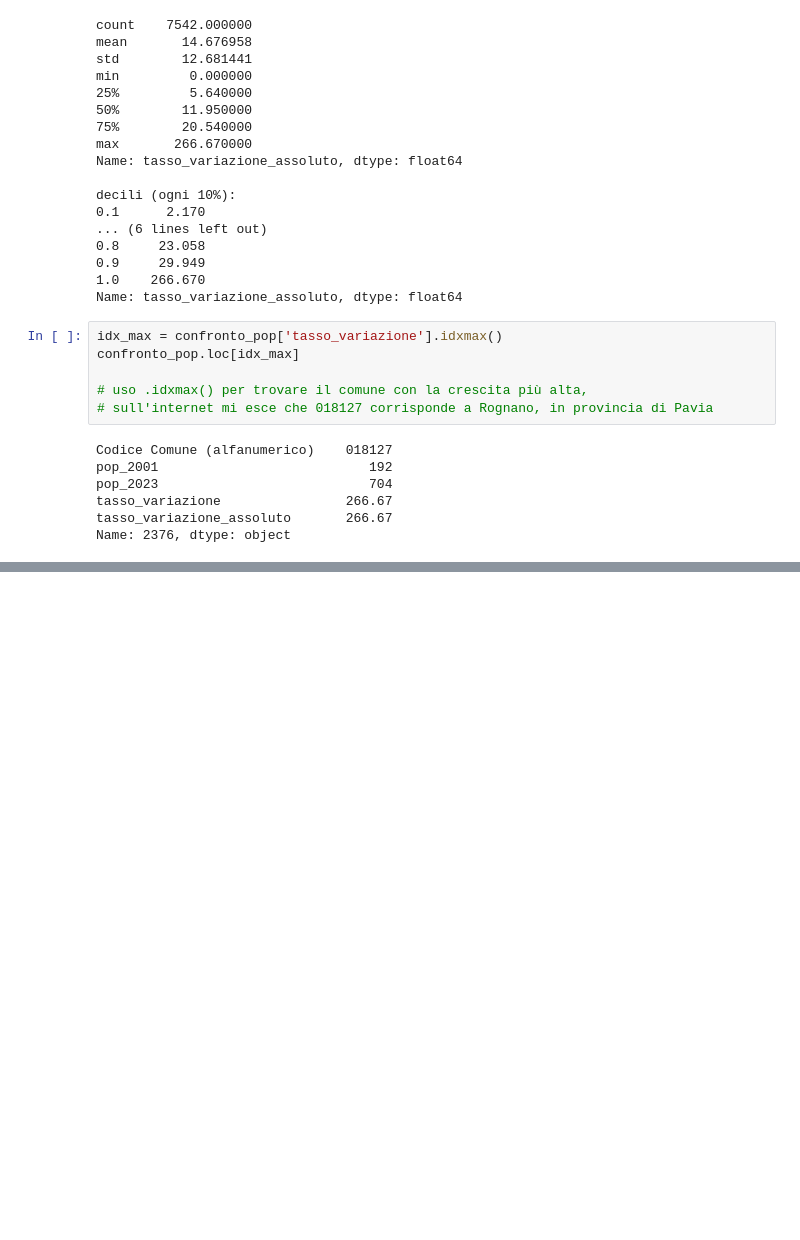
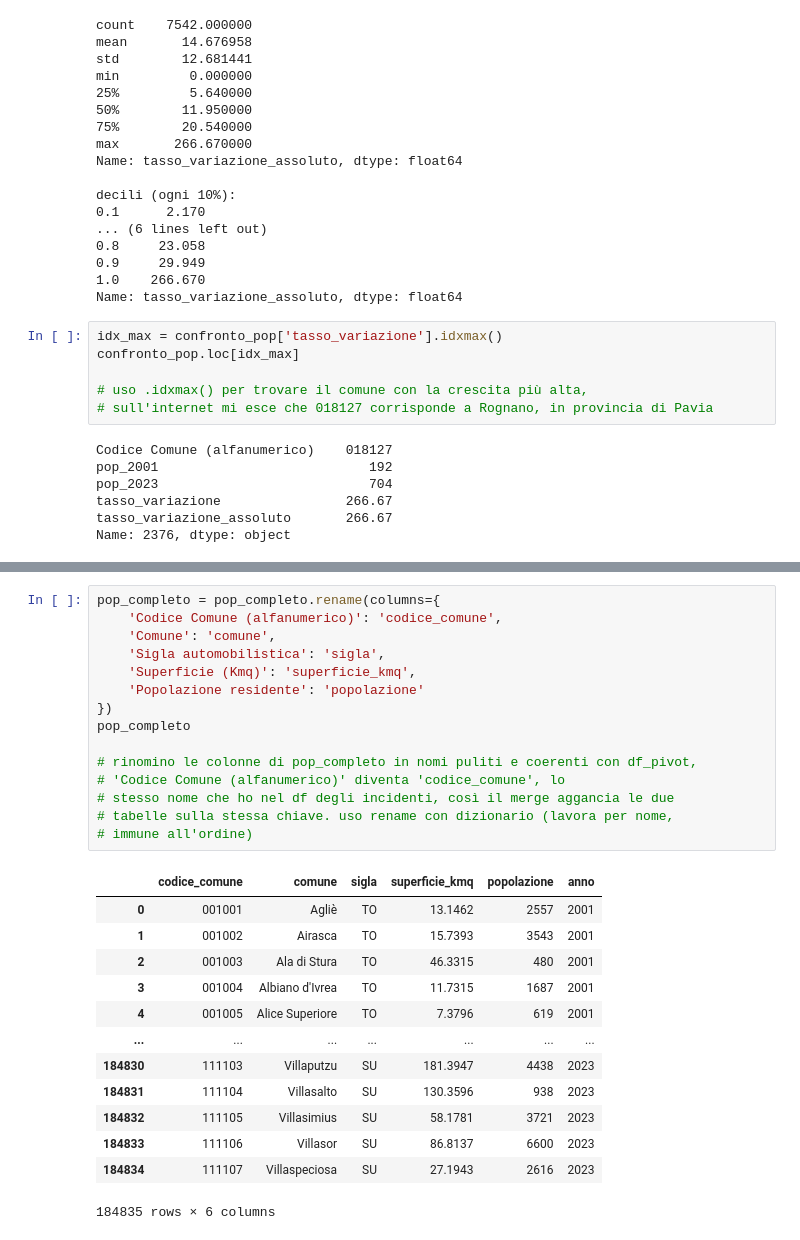
Before and after one commit to LordVessio/boolean-istat-traffic-analysis, a Jupyter notebook: Final Project Nicola Vessio.ipynb, the cells around one changed output, grey strips where cells are left out. Saved outputs shown, nothing was run; the diff lists cells and outputs as text; blank space fills up the shorter version.

```diff
--- a/Final Project Nicola Vessio.ipynb
+++ b/Final Project Nicola Vessio.ipynb
@@ -647,0 +713,29 @@ Avevo inizialmente pensato di suddividere gli anni in fasce (6 fasce da 4 anni c
+# %%
+pop_completo = pop_completo.rename(columns={
+    'Codice Comune (alfanumerico)': 'codice_comune',
+    'Comune': 'comune',
+    'Sigla automobilistica': 'sigla',
+    'Superficie (Kmq)': 'superficie_kmq',
+    'Popolazione residente': 'popolazione'
+})
+pop_completo
+
+# rinomino le colonne di pop_completo in nomi puliti e coerenti con df_pivot,
+# 'Codice Comune (alfanumerico)' diventa 'codice_comune', lo
+# stesso nome che ho nel df degli incidenti, così il merge aggancia le due
+# tabelle sulla stessa chiave. uso rename con dizionario (lavora per nome,
+# immune all'ordine)
+# %% [output]
+|  | codice_comune | comune | sigla | superficie_kmq | popolazione | anno |
+| 0 | 001001 | Agliè | TO | 13.1462 | 2557 | 2001 |
+| 1 | 001002 | Airasca | TO | 15.7393 | 3543 | 2001 |
+| 2 | 001003 | Ala di Stura | TO | 46.3315 | 480 | 2001 |
+| 3 | 001004 | Albiano d'Ivrea | TO | 11.7315 | 1687 | 2001 |
+| 4 | 001005 | Alice Superiore | TO | 7.3796 | 619 | 2001 |
+| ... | ... | ... | ... | ... | ... | ... |
+| 184830 | 111103 | Villaputzu | SU | 181.3947 | 4438 | 2023 |
+| 184831 | 111104 | Villasalto | SU | 130.3596 | 938 | 2023 |
+| 184832 | 111105 | Villasimius | SU | 58.1781 | 3721 | 2023 |
+| 184833 | 111106 | Villasor | SU | 86.8137 | 6600 | 2023 |
+| 184834 | 111107 | Villaspeciosa | SU | 27.1943 | 2616 | 2023 |
+184835 rows × 6 columns
```
Also changed, not shown: parts of 8 cells of this notebook.
